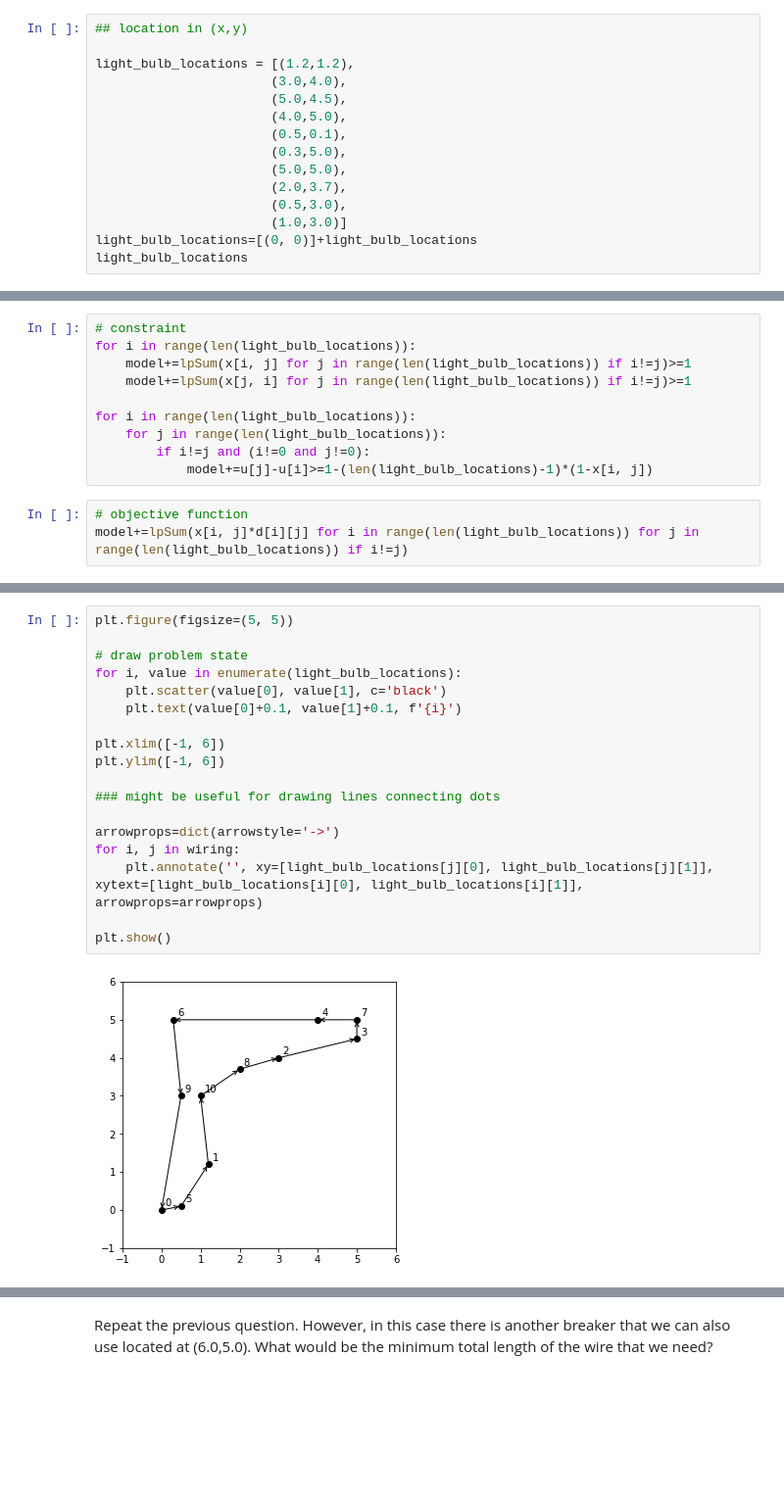
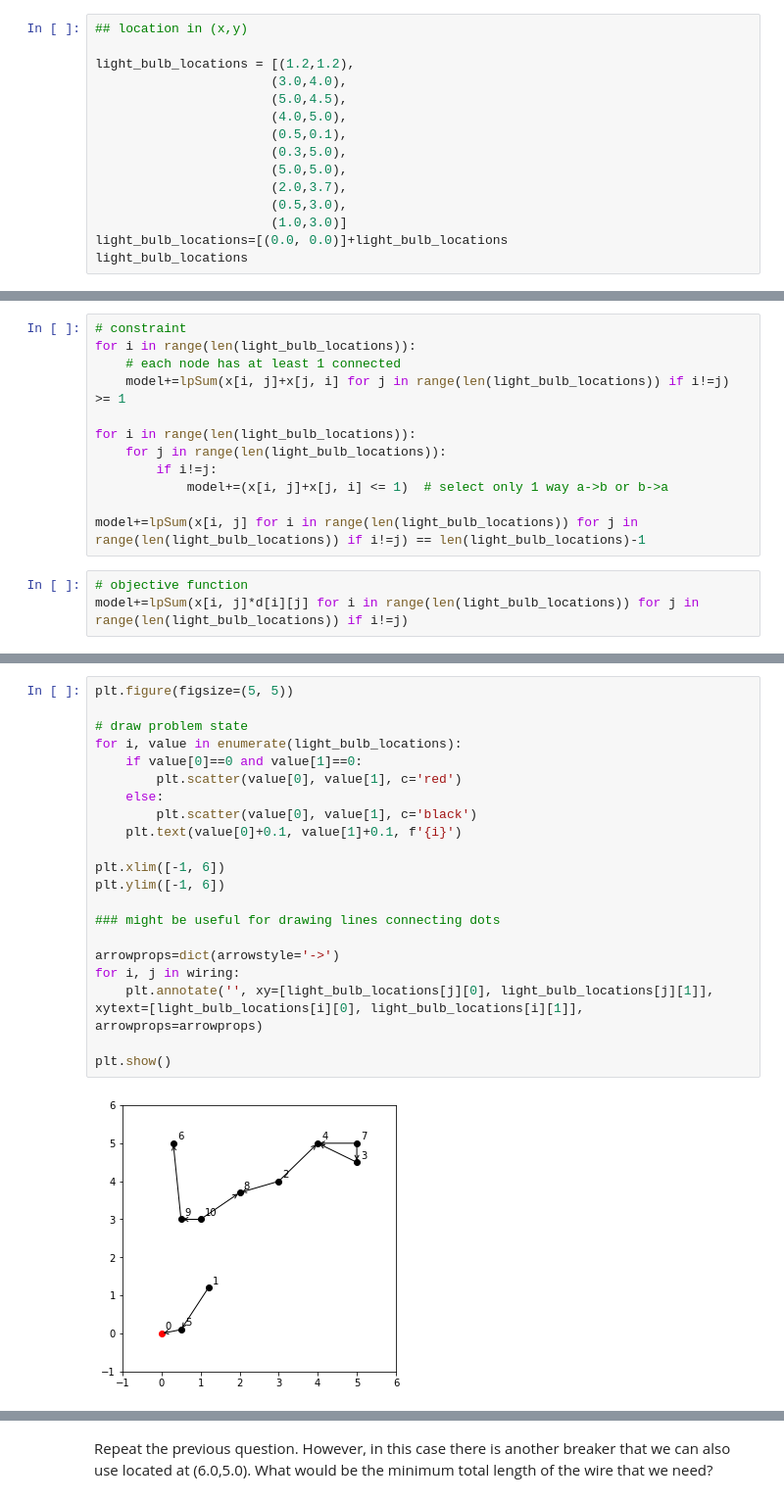
Before and after one commit to Panichito/QTFT-MO-Quizzes, a Jupyter notebook: Module6_assignment1.ipynb, the cells around one changed output, grey strips where cells are left out. Shown: that part at 98% size. Drawn from its saved outputs; the diff is of its cells as text; blank space fills up the shorter version.

```diff
--- a/Module6_assignment1.ipynb
+++ b/Module6_assignment1.ipynb
@@ -19,6 +19,6 @@ light_bulb_locations = [(1.2,1.2),
                        (2.0,3.7),
                        (0.5,3.0),
                        (1.0,3.0)]
-light_bulb_locations=[(0, 0)]+light_bulb_locations
+light_bulb_locations=[(0.0, 0.0)]+light_bulb_locations
 light_bulb_locations
 # %% [output]
@@ -74,13 +73,15 @@ u=LpVariable.dicts('u', (i for i in range(len(light_bulb_locations))), lowBound=
 # %%
 # constraint
 for i in range(len(light_bulb_locations)):
-    model+=lpSum(x[i, j] for j in range(len(light_bulb_locations)) if i!=j)>=1
-    model+=lpSum(x[j, i] for j in range(len(light_bulb_locations)) if i!=j)>=1
+    # each node has at least 1 connected
+    model+=lpSum(x[i, j]+x[j, i] for j in range(len(light_bulb_locations)) if i!=j) >= 1
 
 for i in range(len(light_bulb_locations)):
     for j in range(len(light_bulb_locations)):
-        if i!=j and (i!=0 and j!=0):
-            model+=u[j]-u[i]>=1-(len(light_bulb_locations)-1)*(1-x[i, j])
+        if i!=j:
+            model+=(x[i, j]+x[j, i] <= 1)  # select only 1 way a->b or b->a
+
+model+=lpSum(x[i, j] for i in range(len(light_bulb_locations)) for j in range(len(light_bulb_locations)) if i!=j) == len(light_bulb_locations)-1
 # %%
 # objective function
 model+=lpSum(x[i, j]*d[i][j] for i in range(len(light_bulb_locations)) for j in range(len(light_bulb_locations)) if i!=j)
@@ -154,20 +138,23 @@ x_(9,_0) 1.0
 # %%
 plt.figure(figsize=(5, 5))
 
 # draw problem state
 for i, value in enumerate(light_bulb_locations):
-    plt.scatter(value[0], value[1], c='black')
+    if value[0]==0 and value[1]==0:
+        plt.scatter(value[0], value[1], c='red')
+    else:
+        plt.scatter(value[0], value[1], c='black')
     plt.text(value[0]+0.1, value[1]+0.1, f'{i}')
 
 plt.xlim([-1, 6])
 plt.ylim([-1, 6])
 
 ### might be useful for drawing lines connecting dots
 
 arrowprops=dict(arrowstyle='->')
 for i, j in wiring:
     plt.annotate('', xy=[light_bulb_locations[j][0], light_bulb_locations[j][1]], xytext=[light_bulb_locations[i][0], light_bulb_locations[i][1]], arrowprops=arrowprops)
 
 plt.show()
 # %% [output]
-[figure, old version]
+[figure, new version]
```
Also changed, not shown: parts of 12 cells of this notebook.
